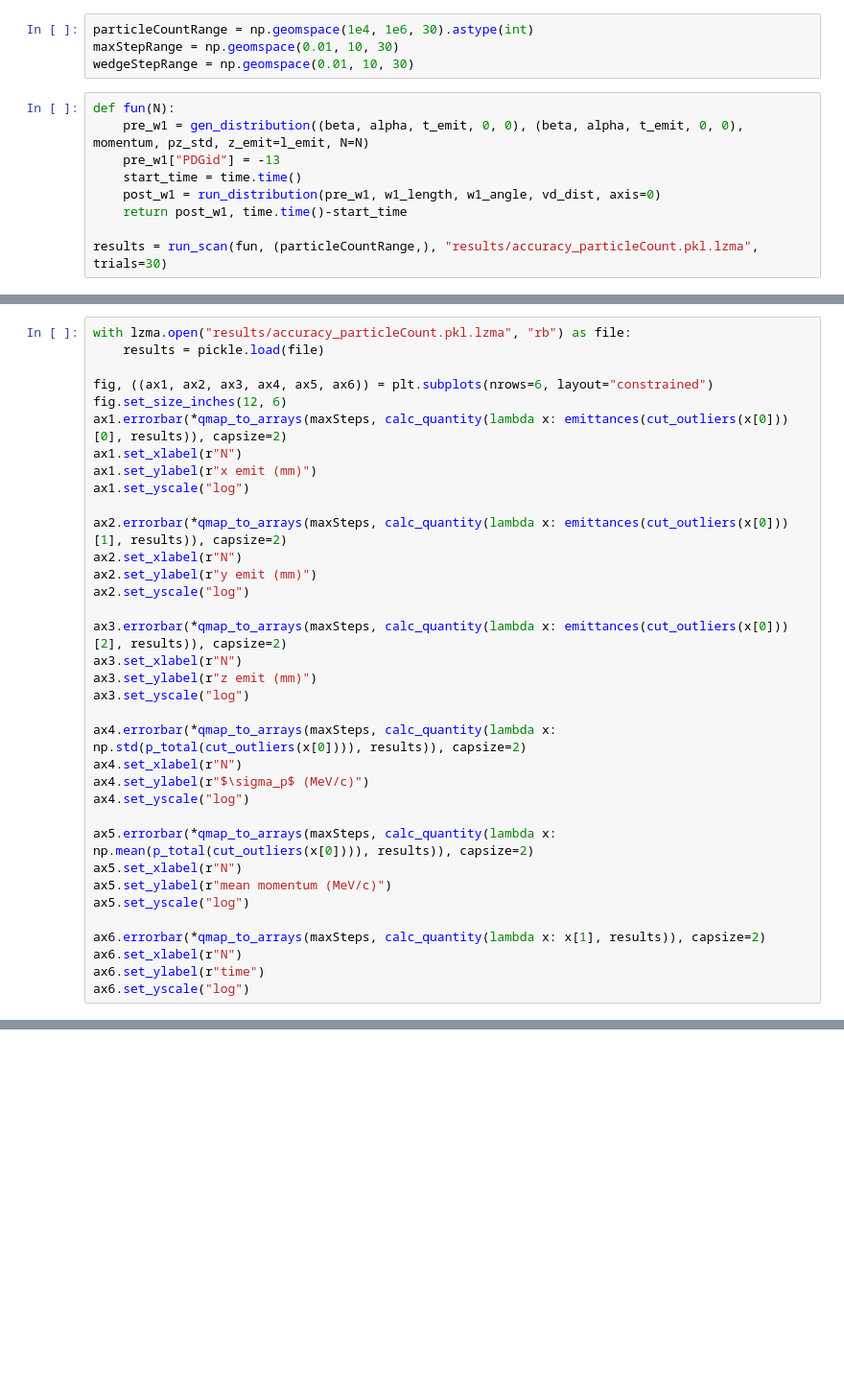
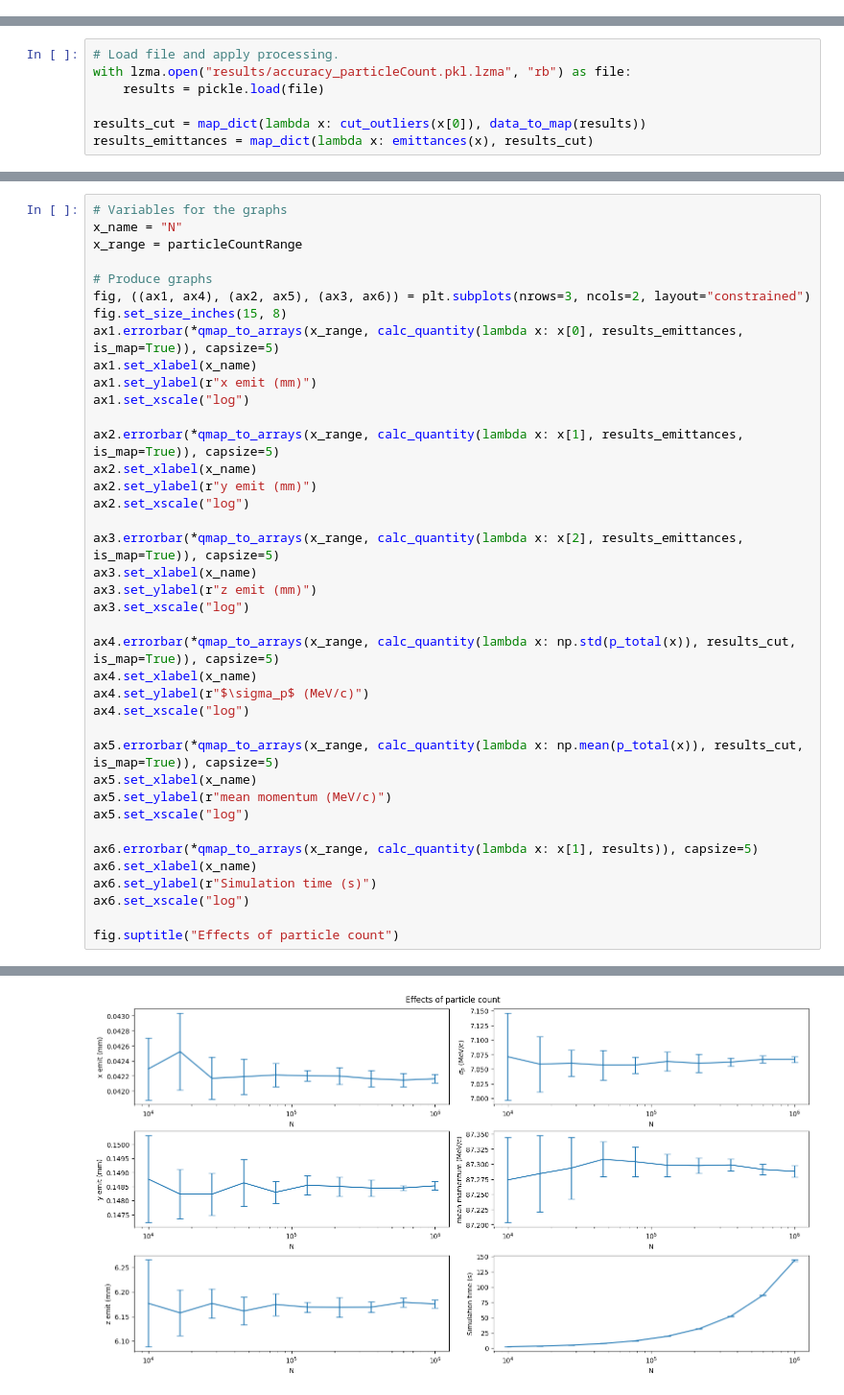
Before and after one commit to kdp-lab/muC-final-cooling, a Jupyter notebook: accuracy.ipynb, the cells around one changed output, grey strips where cells are left out. Shown at 96% size. Saved outputs shown, nothing was run; the diff lists cells and outputs as text; blank space fills up the shorter version.

Commit message:
Set up full accuracy scan
Added `map_dict` method to scan.py. `calc_quantity` also can take dict
input now. g4bl file now takes max step in wedge as a parameter.

```diff
--- a/accuracy.ipynb
+++ b/accuracy.ipynb
@@ -50,13 +0,0 @@ Loaded from results/parameters/145_new.pkl
-# %%
-particleCountRange = np.geomspace(1e4, 1e6, 30).astype(int)
-maxStepRange = np.geomspace(0.01, 10, 30)
-wedgeStepRange = np.geomspace(0.01, 10, 30)
-# %%
-def fun(N):
-    pre_w1 = gen_distribution((beta, alpha, t_emit, 0, 0), (beta, alpha, t_emit, 0, 0), momentum, pz_std, z_emit=l_emit, N=N)
-    pre_w1["PDGid"] = -13
-    start_time = time.time()
-    post_w1 = run_distribution(pre_w1, w1_length, w1_angle, vd_dist, axis=0)
-    return post_w1, time.time()-start_time
-
-results = run_scan(fun, (particleCountRange,), "results/accuracy_particleCount.pkl.lzma", trials=30)
@@ -87,0 +21,7 @@ abshalfangle3=46.538398375036195 absoffset3=3.5547471253984786 abshgt=11.4723001
+# %%
+# Load file and apply processing.
+with lzma.open("results/accuracy_particleCount.pkl.lzma", "rb") as file:
+    results = pickle.load(file)
+
+results_cut = map_dict(lambda x: cut_outliers(x[0]), data_to_map(results))
+results_emittances = map_dict(lambda x: emittances(x), results_cut)
@@ -88,36 +35,40 @@ abshalfangle3=46.538398375036195 absoffset3=3.5547471253984786 abshgt=11.4723001
 # %%
-with lzma.open("results/accuracy_particleCount.pkl.lzma", "rb") as file:
-    results = pickle.load(file)
+# Variables for the graphs
+x_name = "N"
+x_range = particleCountRange
 
-fig, ((ax1, ax2, ax3, ax4, ax5, ax6)) = plt.subplots(nrows=6, layout="constrained")
-fig.set_size_inches(12, 6)
-ax1.errorbar(*qmap_to_arrays(maxSteps, calc_quantity(lambda x: emittances(cut_outliers(x[0]))[0], results)), capsize=2)
-ax1.set_xlabel(r"N")
+# Produce graphs
+fig, ((ax1, ax4), (ax2, ax5), (ax3, ax6)) = plt.subplots(nrows=3, ncols=2, layout="constrained")
+fig.set_size_inches(15, 8)
+ax1.errorbar(*qmap_to_arrays(x_range, calc_quantity(lambda x: x[0], results_emittances, is_map=True)), capsize=5)
+ax1.set_xlabel(x_name)
 ax1.set_ylabel(r"x emit (mm)")
-ax1.set_yscale("log")
+ax1.set_xscale("log")
 
-ax2.errorbar(*qmap_to_arrays(maxSteps, calc_quantity(lambda x: emittances(cut_outliers(x[0]))[1], results)), capsize=2)
-ax2.set_xlabel(r"N")
+ax2.errorbar(*qmap_to_arrays(x_range, calc_quantity(lambda x: x[1], results_emittances, is_map=True)), capsize=5)
+ax2.set_xlabel(x_name)
 ax2.set_ylabel(r"y emit (mm)")
-ax2.set_yscale("log")
+ax2.set_xscale("log")
 
-ax3.errorbar(*qmap_to_arrays(maxSteps, calc_quantity(lambda x: emittances(cut_outliers(x[0]))[2], results)), capsize=2)
-ax3.set_xlabel(r"N")
+ax3.errorbar(*qmap_to_arrays(x_range, calc_quantity(lambda x: x[2], results_emittances, is_map=True)), capsize=5)
+ax3.set_xlabel(x_name)
 ax3.set_ylabel(r"z emit (mm)")
-ax3.set_yscale("log")
+ax3.set_xscale("log")
 
-ax4.errorbar(*qmap_to_arrays(maxSteps, calc_quantity(lambda x: np.std(p_total(cut_outliers(x[0]))), results)), capsize=2)
-ax4.set_xlabel(r"N")
+ax4.errorbar(*qmap_to_arrays(x_range, calc_quantity(lambda x: np.std(p_total(x)), results_cut, is_map=True)), capsize=5)
+ax4.set_xlabel(x_name)
 ax4.set_ylabel(r"$\sigma_p$ (MeV/c)")
-ax4.set_yscale("log")
+ax4.set_xscale("log")
 
-ax5.errorbar(*qmap_to_arrays(maxSteps, calc_quantity(lambda x: np.mean(p_total(cut_outliers(x[0]))), results)), capsize=2)
-ax5.set_xlabel(r"N")
+ax5.errorbar(*qmap_to_arrays(x_range, calc_quantity(lambda x: np.mean(p_total(x)), results_cut, is_map=True)), capsize=5)
+ax5.set_xlabel(x_name)
 ax5.set_ylabel(r"mean momentum (MeV/c)")
-ax5.set_yscale("log")
+ax5.set_xscale("log")
 
-ax6.errorbar(*qmap_to_arrays(maxSteps, calc_quantity(lambda x: x[1], results)), capsize=2)
-ax6.set_xlabel(r"N")
-ax6.set_ylabel(r"time")
-ax6.set_yscale("log")
+ax6.errorbar(*qmap_to_arrays(x_range, calc_quantity(lambda x: x[1], results)), capsize=5)
+ax6.set_xlabel(x_name)
+ax6.set_ylabel(r"Simulation time (s)")
+ax6.set_xscale("log")
+
+fig.suptitle("Effects of particle count")
 # %% [output]
@@ -124,0 +76 @@ EOFError: Compressed file ended before the end-of-stream marker was reached
+[figure, added]
```
Also changed, not shown: parts of 14 cells of this notebook, 5 other files.
